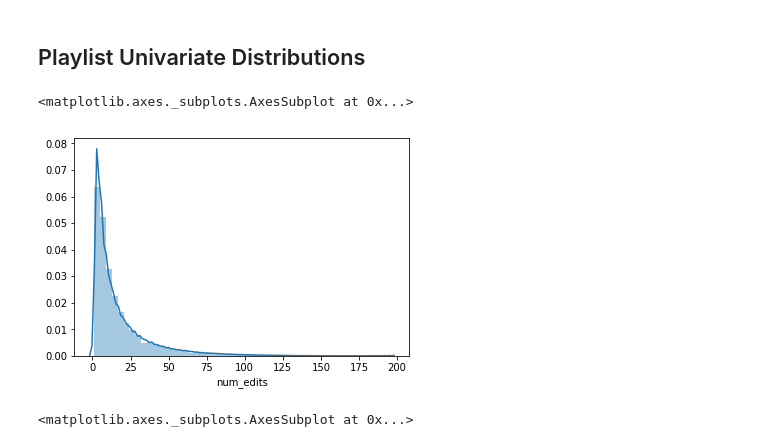
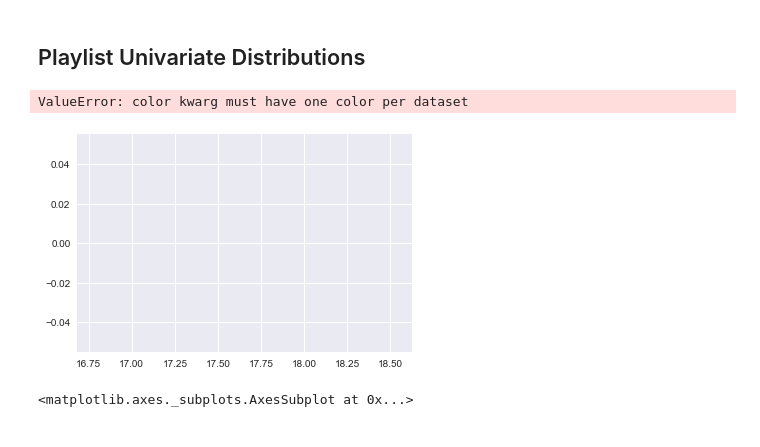
Before and after one commit to adamkhazi/one-million-playlists, a Jupyter notebook: exploration/basic.ipynb, the cells around one changed output. Drawn from its saved outputs; the diff is of its cells as text; code cells hidden in the pictures.

Commit message:
redid with 1k playlists

```diff
--- a/exploration/basic.ipynb
+++ b/exploration/basic.ipynb
@@ -25,7 +22,7 @@ playlistDataDF = d.loadFormattedPlaylists(1000)
 # %%
 d.savePlaylistDf(playlistDataDF)
 # %%
-playlistDataDF = d.savePlaylistDf()
+playlistDataDF = d.loadPlaylistDf()
 # %%
 playlistDataDF.shape
 # %% [output]
@@ -99,10 +101,10 @@ sns.distplot(trackDataDF['duration_min'])
 # %% [markdown]
 ## Playlist Univariate Distributions
 # %%
-sns.distplot(playlistDataDF['num_edits'])
+sns.distplot(playlistDataDF['num_edits'], hist=False)
 # %% [output]
-<matplotlib.axes._subplots.AxesSubplot at 0x...>
+ValueError: color kwarg must have one color per dataset
-[figure, old version]
+[figure, new version]
 # %%
 sns.distplot(playlistDataDF['num_tracks'])
 # %% [output]
```
Also changed, not shown: parts of 7 cells of this notebook, 1 other file.
